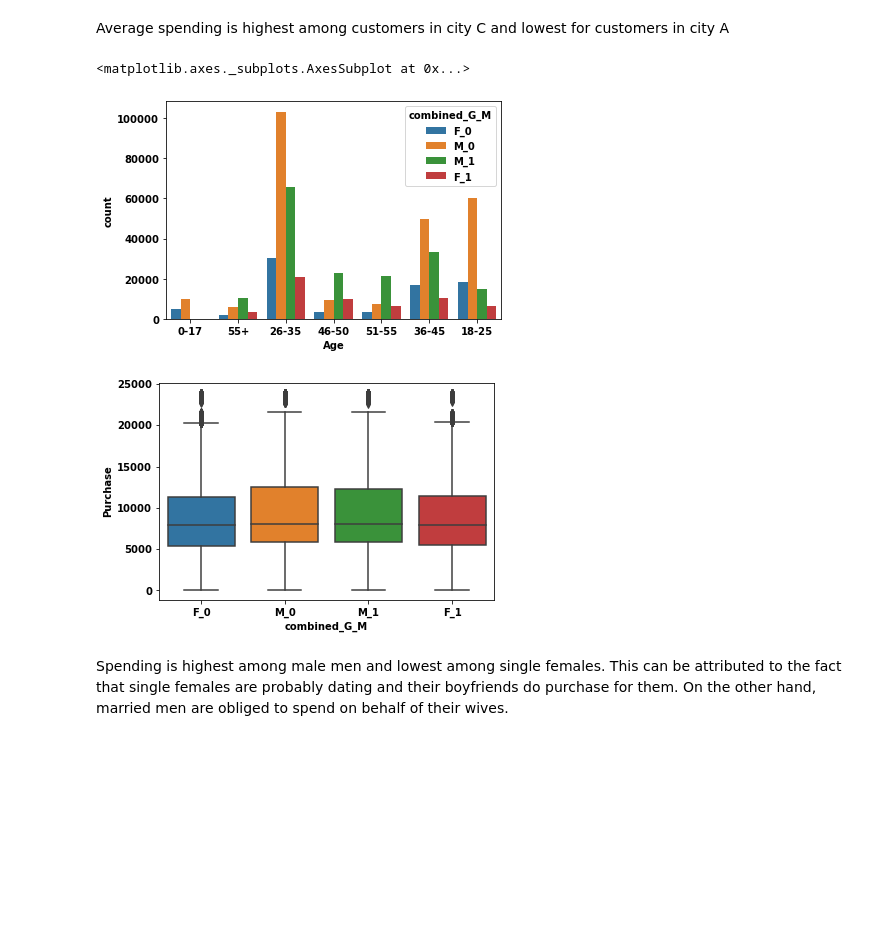
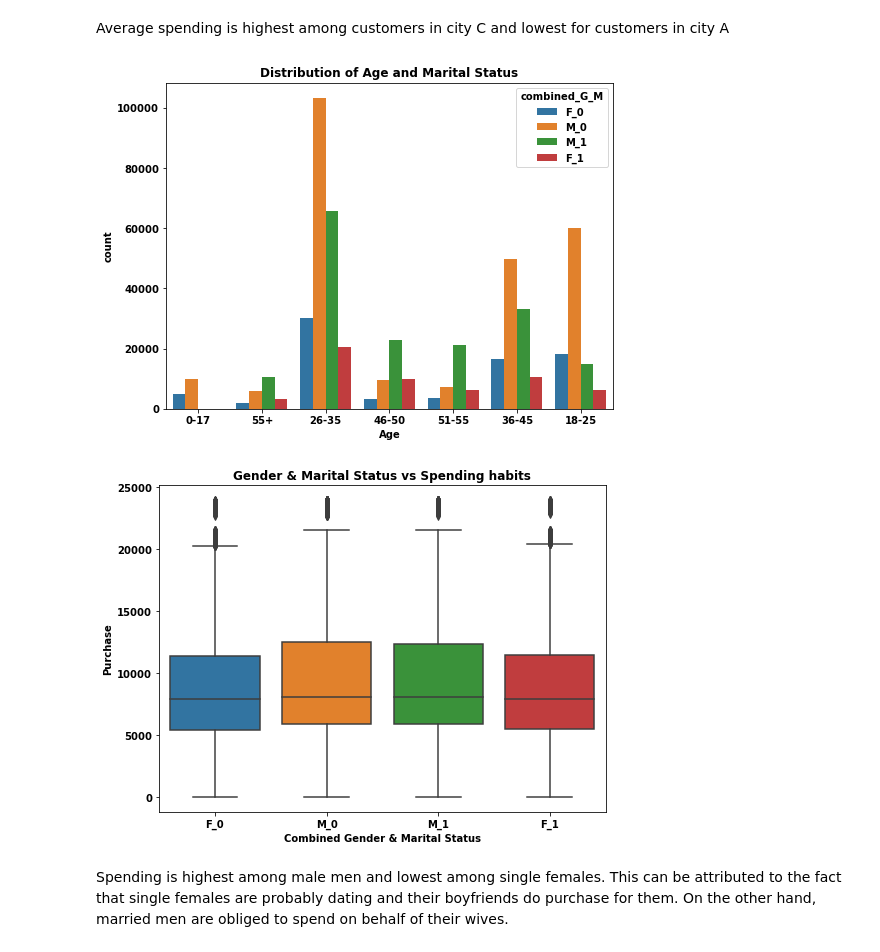
Before and after one commit to DennoKush/Black-Friday-Sales-Prediction, a Jupyter notebook: Sales_Prediction.ipynb, the cells around one changed output. Drawn from its saved outputs; the diff is of its cells as text; code cells hidden in the pictures; blank space fills up the shorter version.

```diff
--- a/Sales_Prediction.ipynb
+++ b/Sales_Prediction.ipynb
@@ -192,15 +193,21 @@ city_
 Average spending is highest among customers in city C and lowest for customers in city A
 # %%
 df['combined_G_M'] = df.apply(lambda x: '%s_%s' % (x['Gender'], x['Marital_Status']), axis=1)
-# %%
-sns.countplot(df['Age'], hue=df['combined_G_M'])
-# %% [output]
-<matplotlib.axes._subplots.AxesSubplot at 0x...>
-[figure, removed]
-# %%
-sns.boxplot(x='combined_G_M', y='Purchase', data=df);
-# %% [output]
-[figure, removed]
+# %%
+fig = plt.figure(figsize=[8,6])
+sns.countplot(df['Age'], hue=df['combined_G_M'])
+plt.title('Distribution of Age and Marital Status')
+plt.savefig('./Images/age_marital.png')
+# %% [output]
+[figure, added]
+# %%
+plt.figure(figsize=[8,6])
+sns.boxplot(x='combined_G_M', y='Purchase', data=df);
+plt.xlabel('Combined Gender & Marital Status')
+plt.title('Gender & Marital Status vs Spending habits');
+plt.savefig('./Images/gender_marital_spending.png')
+# %% [output]
+[figure, added]
 # %% [markdown]
 Spending is highest among male men and lowest among single females. This can be attributed to the fact that single females are probably dating and their boyfriends do purchase for them. On the other hand, married men are obliged to spend on behalf of their wives.
 # %%
```
Also changed, not shown: parts of 8 cells of this notebook.
